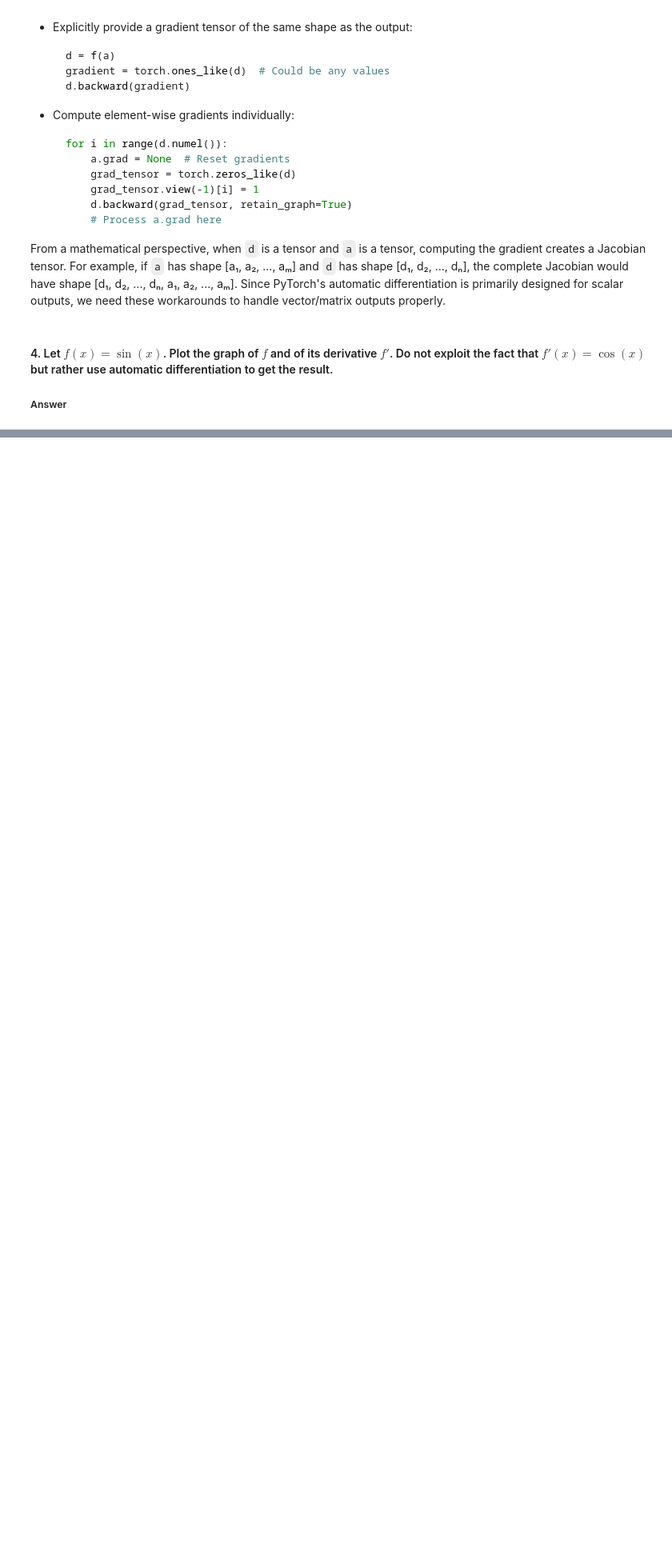
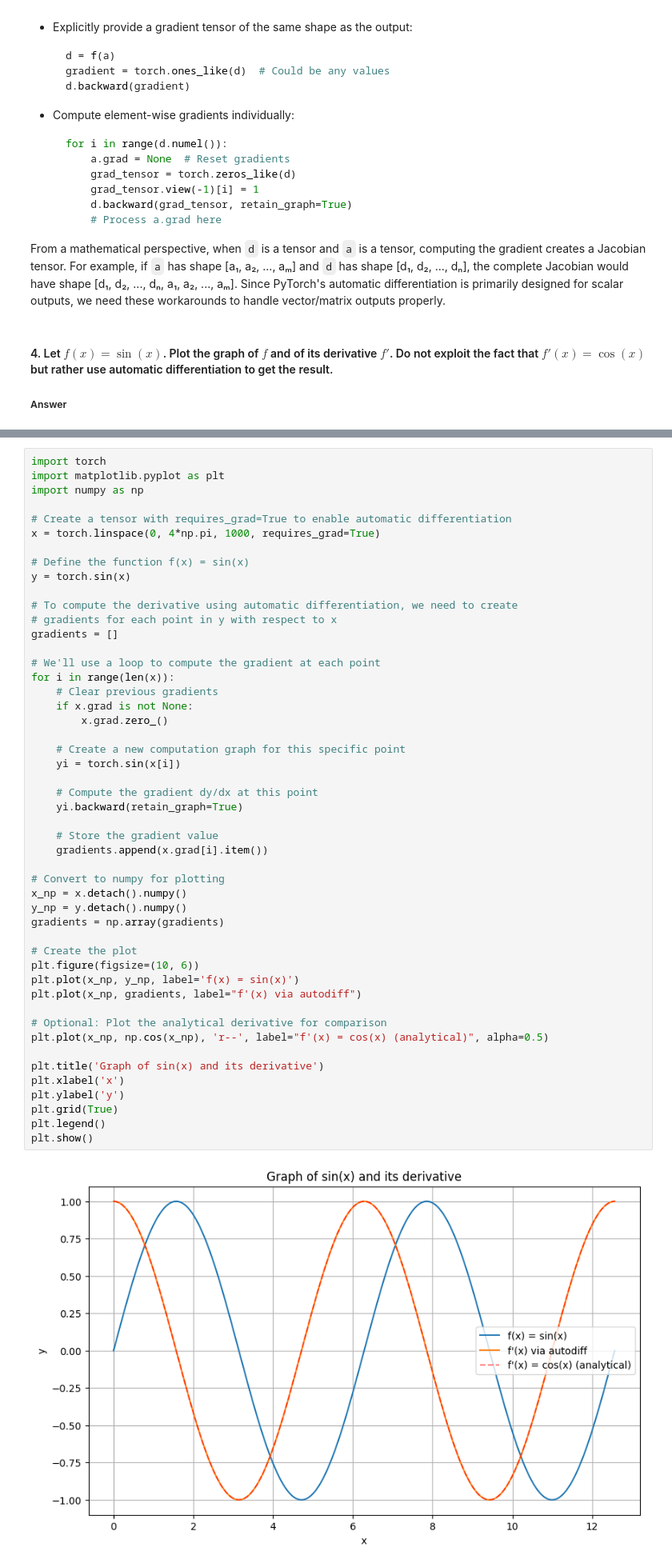
Before and after one commit to goyalpramod/pytorch_excercises, a Jupyter notebook: d2I/pytorch/chapter_preliminaries/autograd.ipynb, the cells around one changed output, grey strips where cells are left out. Shown: that part at 80% size. Cells and saved outputs as stored; diff of their text form; blank space fills up the shorter version.

```diff
--- a/d2I/pytorch/chapter_preliminaries/autograd.ipynb
+++ b/d2I/pytorch/chapter_preliminaries/autograd.ipynb
@@ -431,3 +431,54 @@ TypeError: 'NoneType' object is not callable
+# %%
+import torch
+import matplotlib.pyplot as plt
+import numpy as np
+
+# Create a tensor with requires_grad=True to enable automatic differentiation
+x = torch.linspace(0, 4*np.pi, 1000, requires_grad=True)
+
+# Define the function f(x) = sin(x)
+y = torch.sin(x)
+
+# To compute the derivative using automatic differentiation, we need to create
+# gradients for each point in y with respect to x
+gradients = []
+
+# We'll use a loop to compute the gradient at each point
+for i in range(len(x)):
+    # Clear previous gradients
+    if x.grad is not None:
+        x.grad.zero_()
+
+    # Create a new computation graph for this specific point
+    yi = torch.sin(x[i])
+
+    # Compute the gradient dy/dx at this point
+    yi.backward(retain_graph=True)
+
+    # Store the gradient value
+    gradients.append(x.grad[i].item())
+
+# Convert to numpy for plotting
+x_np = x.detach().numpy()
+y_np = y.detach().numpy()
+gradients = np.array(gradients)
+
+# Create the plot
+plt.figure(figsize=(10, 6))
+plt.plot(x_np, y_np, label='f(x) = sin(x)')
+plt.plot(x_np, gradients, label="f'(x) via autodiff")
+
+# Optional: Plot the analytical derivative for comparison
+plt.plot(x_np, np.cos(x_np), 'r--', label="f'(x) = cos(x) (analytical)", alpha=0.5)
+
+plt.title('Graph of sin(x) and its derivative')
+plt.xlabel('x')
+plt.ylabel('y')
+plt.grid(True)
+plt.legend()
+plt.show()
+# %% [output]
+[figure, added]
 # %% [markdown]
 #### 5. Let $f(x) = ((\log x^2) \cdot \sin x) + x^{-1}$. Write out a dependency graph tracing results from $x$ to $f(x)$.
 
```
Also changed, not shown: parts of 5 cells of this notebook.
